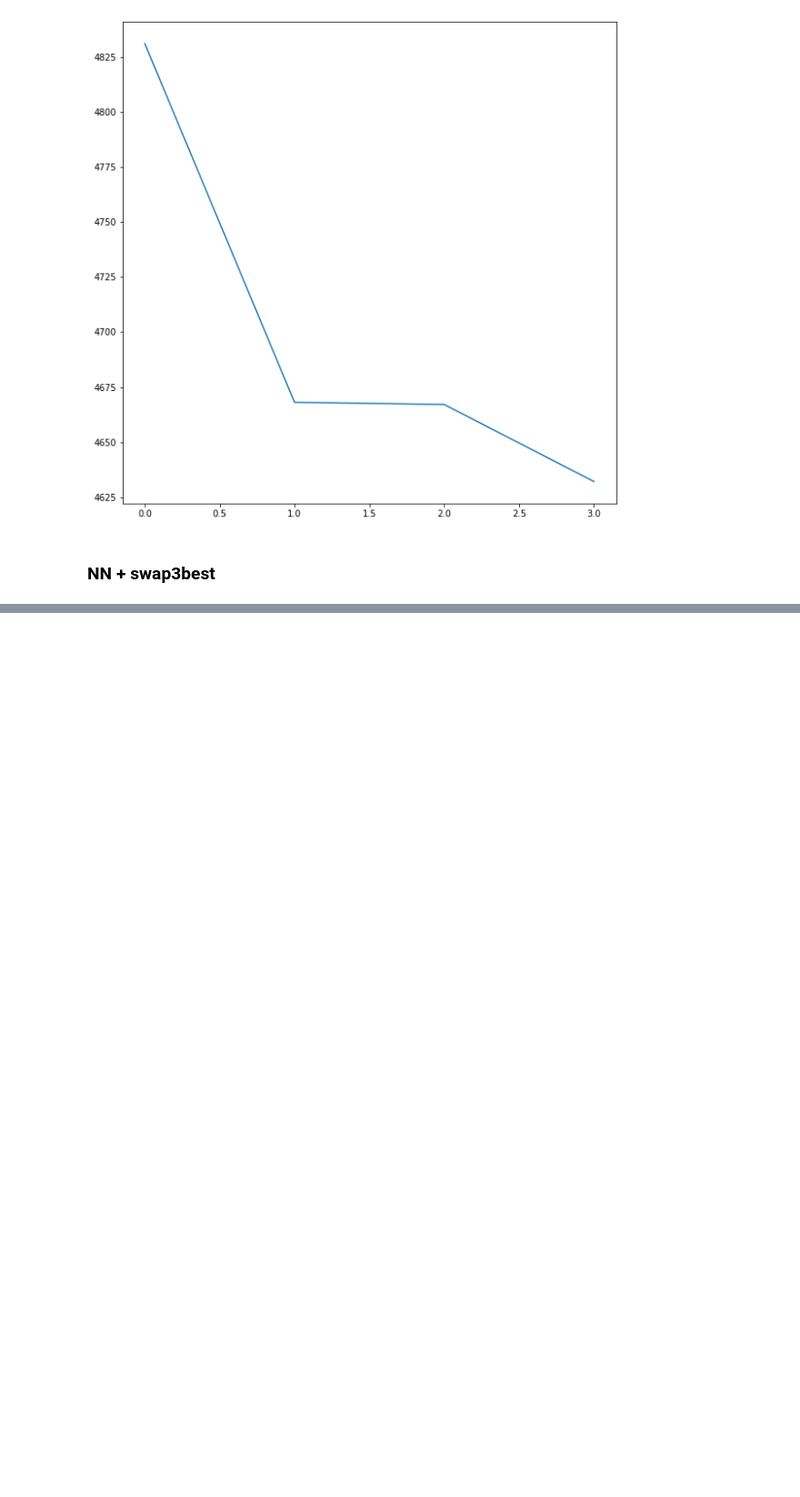
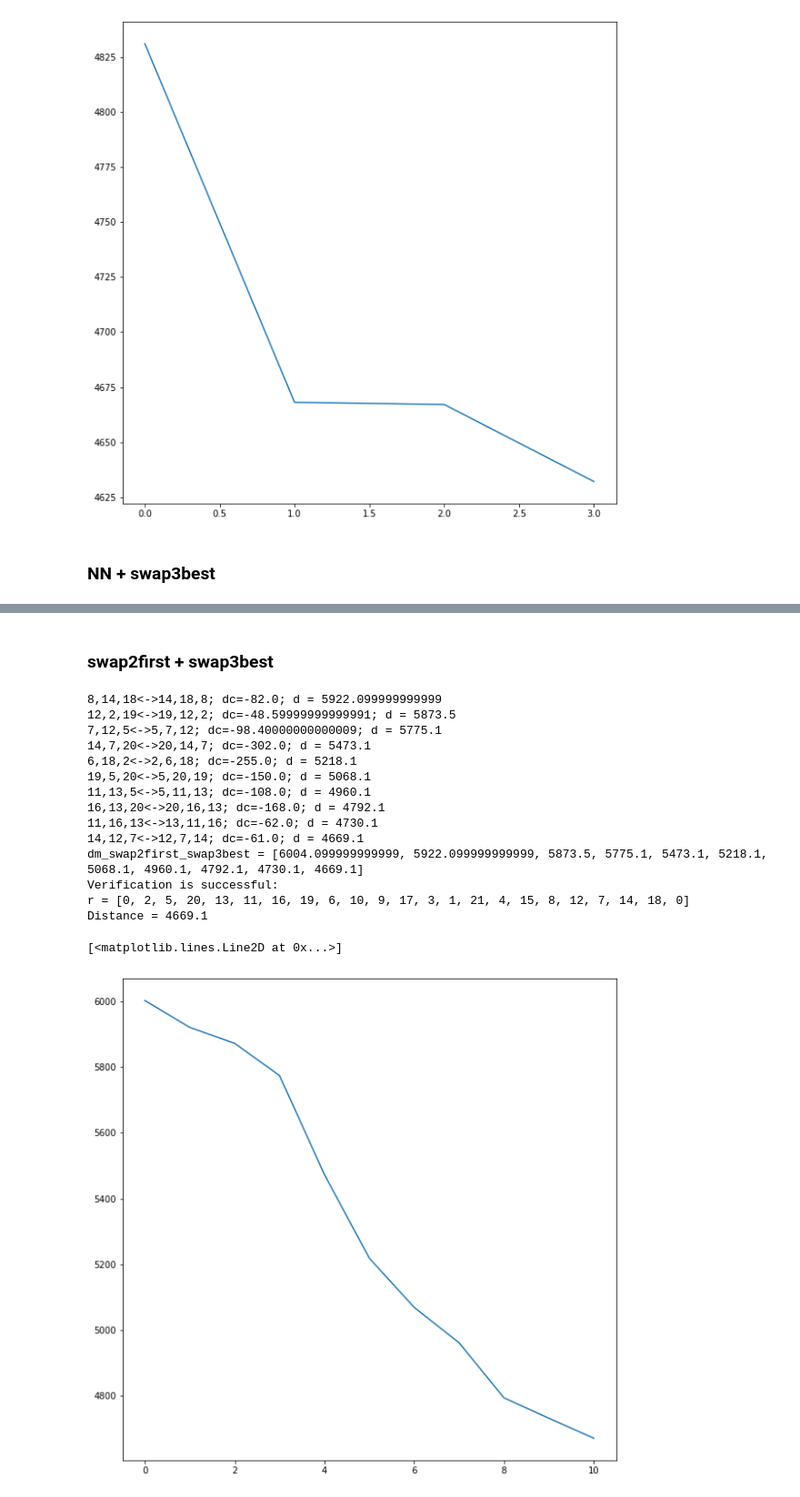
Before and after one commit to ysereda/Traveling_Salesman, a Jupyter notebook: Traveling_Salesman.ipynb, the cells around one changed output, grey strips where cells are left out. Shown: that part at 91% size. Cells and saved outputs as stored; diff of their text form; code cells hidden in the pictures; blank space fills up the shorter version.

```diff
--- a/Traveling_Salesman.ipynb
+++ b/Traveling_Salesman.ipynb
@@ -720,0 +785,33 @@ Distance = 4632.1
+# %% [markdown]
+### swap2first + swap3best
+# %%
+r = r_swap2first[:]; d_min=d_swap2first; dm_swap2first_swap3best=[d_swap2first]; i_swap2first_swap3best=[0]; j_swap2first_swap3best=[0]; k_swap2first_swap3best=[0]; dc_swap2first_swap3best=[0];
+while swap3best():
+    dm_swap2first_swap3best.append(d_min)
+    i_swap2first_swap3best.append(i_opt);
+    j_swap2first_swap3best.append(j_opt);
+    k_swap2first_swap3best.append(k_opt);
+    dc_swap2first_swap3best.append(dc_min)
+d_swap2first_swap3best = d_min
+r_swap2first_swap3best = r
+print("dm_swap2first_swap3best =",dm_swap2first_swap3best)
+ver(r)
+plt.figure(1, figsize=(10,10))
+plt.plot(dm_swap2first_swap3best)
+# %% [output]
+8,14,18<->14,18,8; dc=-82.0; d = 5922.099999999999
+12,2,19<->19,12,2; dc=-48.59999999999991; d = 5873.5
+7,12,5<->5,7,12; dc=-98.40000000000009; d = 5775.1
+14,7,20<->20,14,7; dc=-302.0; d = 5473.1
+6,18,2<->2,6,18; dc=-255.0; d = 5218.1
+19,5,20<->5,20,19; dc=-150.0; d = 5068.1
+11,13,5<->5,11,13; dc=-108.0; d = 4960.1
+16,13,20<->20,16,13; dc=-168.0; d = 4792.1
+11,16,13<->13,11,16; dc=-62.0; d = 4730.1
+14,12,7<->12,7,14; dc=-61.0; d = 4669.1
+dm_swap2first_swap3best = [6004.099999999999, 5922.099999999999, 5873.5, 5775.1, 5473.1, 5218.1, 5068.1, 4960.1, 4792.1, 4730.1, 4669.1]
+Verification is successful:
+r = [0, 2, 5, 20, 13, 11, 16, 19, 6, 10, 9, 17, 3, 1, 21, 4, 15, 8, 12, 7, 14, 18, 0]
+Distance = 4669.1
+[<matplotlib.lines.Line2D at 0x...>]
+[figure, added]
```
Also changed, not shown: parts of 20 cells of this notebook, 1 other file.
